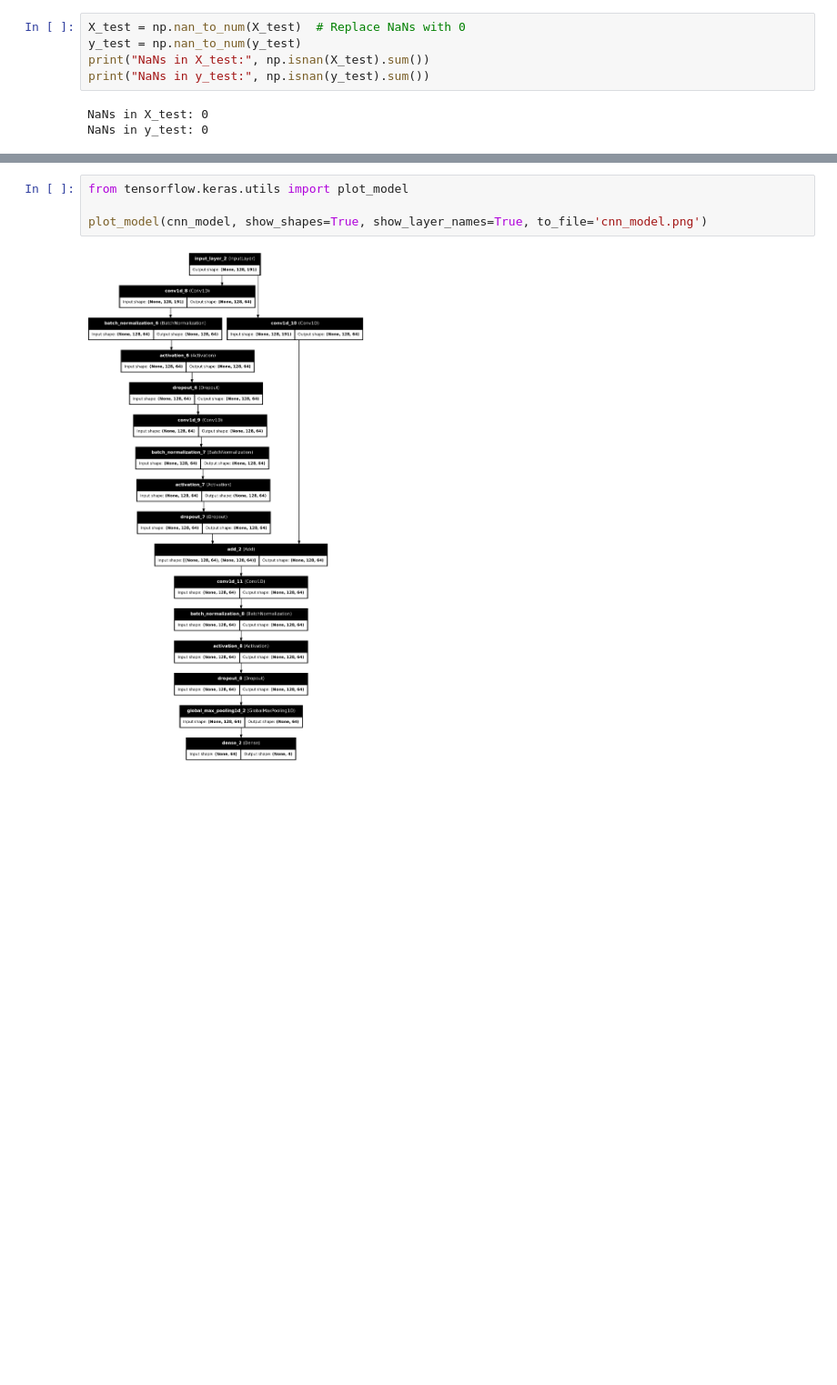
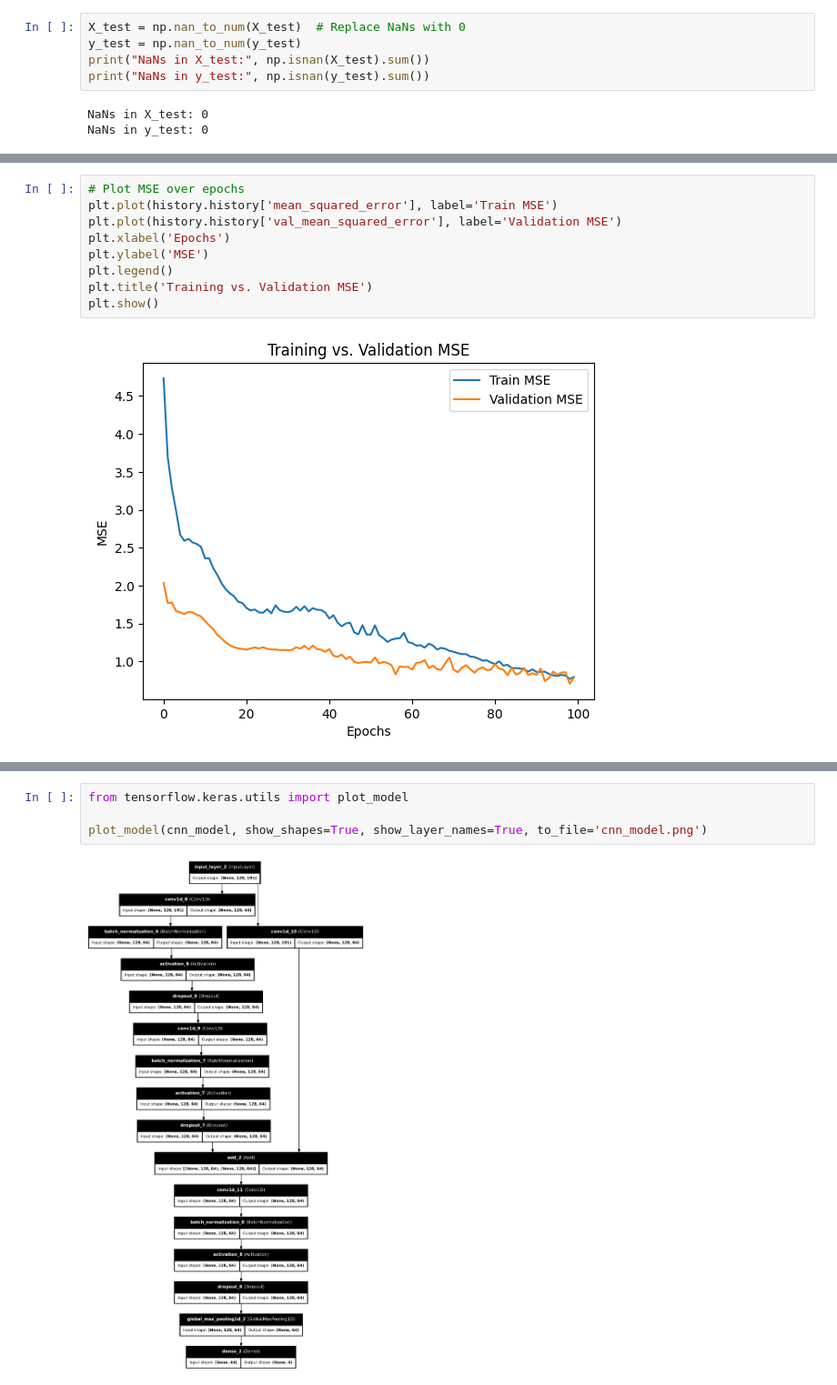
Before and after one commit to yugendran0705/Main-Project-2025, a Jupyter notebook: base_preprocessed_CNN.ipynb, the cells around one changed output, grey strips where cells are left out. Shown at 91% size. Saved outputs shown, nothing was run; the diff lists cells and outputs as text; blank space fills up the shorter version.

```diff
--- a/base_preprocessed_CNN.ipynb
+++ b/base_preprocessed_CNN.ipynb
@@ -410,3 +417,14 @@ Test Loss: 1559.0145, Test MSE: 0.9512
+# %%
+# Plot MSE over epochs
+plt.plot(history.history['mean_squared_error'], label='Train MSE')
+plt.plot(history.history['val_mean_squared_error'], label='Validation MSE')
+plt.xlabel('Epochs')
+plt.ylabel('MSE')
+plt.legend()
+plt.title('Training vs. Validation MSE')
+plt.show()
+# %% [output]
+[figure, added]
 # %%
 import matplotlib.pyplot as plt
 
```
Also changed, not shown: parts of 7 cells of this notebook, 2 other files.
